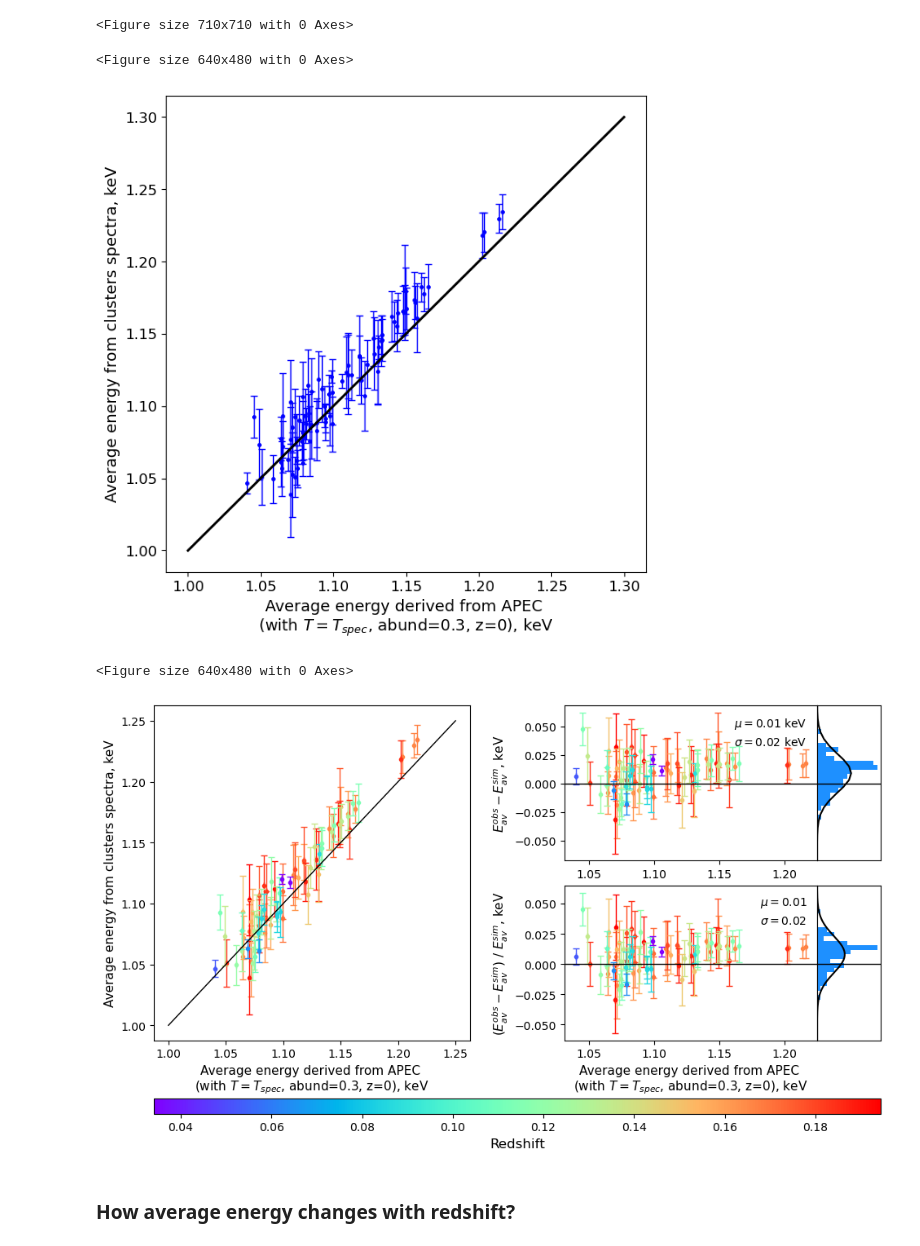
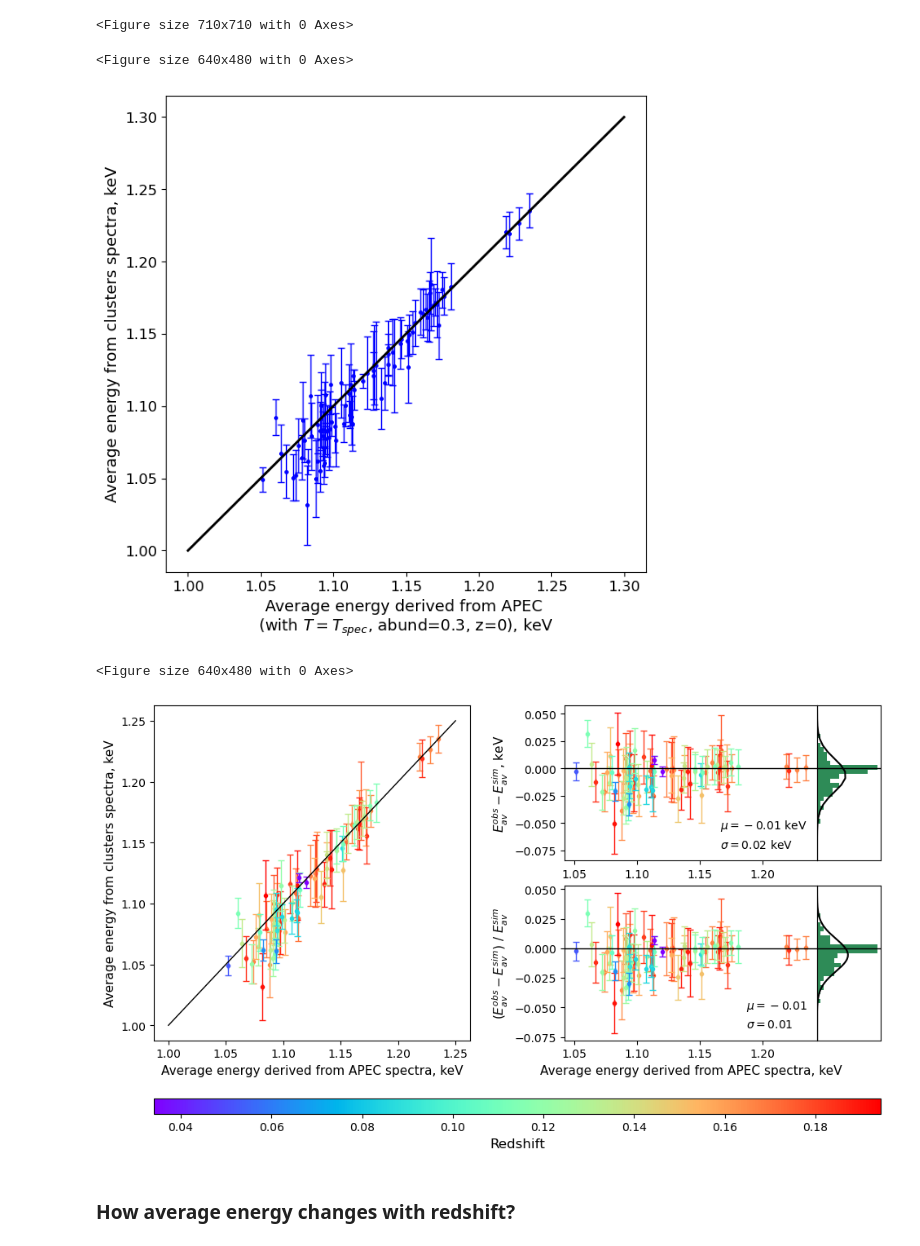
Before and after one commit to pi4imu/magneticum, a Jupyter notebook: spectra_magneticum.ipynb, the cells around one changed output. Cells and saved outputs as stored; diff of their text form; code cells hidden in the pictures.

```diff
--- a/spectra_magneticum.ipynb
+++ b/spectra_magneticum.ipynb
@@ -339,7 +356,7 @@ calculate_all_and_average_it(BACKGROUND=False, write_to_file=table_name)
 NNNN = 50
 
 #table_name = '0_ab-fix_cstat_10ks_standard-'+str(NNNN)
-table_name = '0_clean_50'
+table_name = '0_clean_50_0.5-2.0'
 
 read_table = pd.read_csv('tables/table_'+table_name+'.csv', header=None, index_col=0, delimiter=' ').to_dict()
 
@@ -577,7 +643,6 @@ calculate_scatter(xx, yy2, plot=True)
 [figure]
 0.09086763170007853
 # %%
-
 plt.figure(figsize=(7.1,7.1))
 
 xxx = [a[0] for a in aven_usr]
@@ -593,16 +658,16 @@ lll = np.linspace(1.04, 1.24, 100)
 def TfE(eav):
     return 1.35*np.array(eav)**6.8
 
-temps7 = TfE(xx7)
+temps7 = TfE(xxx)           # better consistency
 avens7 = np.zeros(84)
 redshifts7 = zxs
 
-x.Plot.device = "/xs"
+x.Plot.device = "/null"
 
 for i in tqdm(range(84)):
 
     x.Xset.chatter = 0
-    x.Model("apec", setPars={1:yyy[i], 2:0.3, 3:0, 4:1})
+    x.Model("phabs*apec", setPars={1:0.01, 2:yyy[i], 3:0.3, 4:0, 5:1})
     #x.Plot("model")
 
     x.AllData.clear()
@@ -651,26 +716,28 @@ plt.yticks(size=12)
 plt.show()
 # %% [output]
 <Figure size 640x480 with 0 Axes>
-[figure, old version]
+[figure, new version]
 # %%
 %run -i 'utils/scripts.py'
 %run -i 'utils/draw.py'
 
 draw_three_panels(x_array=list(zip(np.zeros(len(temp_usr)), avens7, np.zeros(len(avens7)))),
                   y_array=list(zip(np.zeros(len(temp_usr)), xxx, xxx_err)),
-                  x_label="Average energy derived from APEC \n(with $T=T_{spec}$, abund=0.3, z=0), keV",
+                  x_label="Average energy derived from APEC spectra, keV",
                   y_label_left="Average energy from clusters spectra, keV",
                   y_label_right_up="$E_{av}^{obs} - E_{av}^{sim}$, keV",
-                  y_label_right_down="$(E_{av}^{obs} - E_{av}^{sim}) \ / \ E_{av}^{sim}$, keV",
-                  clr='dodgerblue',
+                  y_label_right_down="$(E_{av}^{obs} - E_{av}^{sim}) \ / \ E_{av}^{sim}$",
+                  clr='seagreen',
                   NnNn = NNNN,
                   cmap = redshifts,
                   cmap_label="Redshift")
 
+#plt.savefig('figures/Eav_vs_Eav.pdf', format='pdf')
+
 plt.show()
 # %% [output]
 <Figure size 640x480 with 0 Axes>
-[figure, old version]
+[figure, new version]
 # %% [markdown]
 ### How average energy changes with redshift?
 # %%
```
Also changed, not shown: parts of 6 cells of this notebook, 13 other files.
